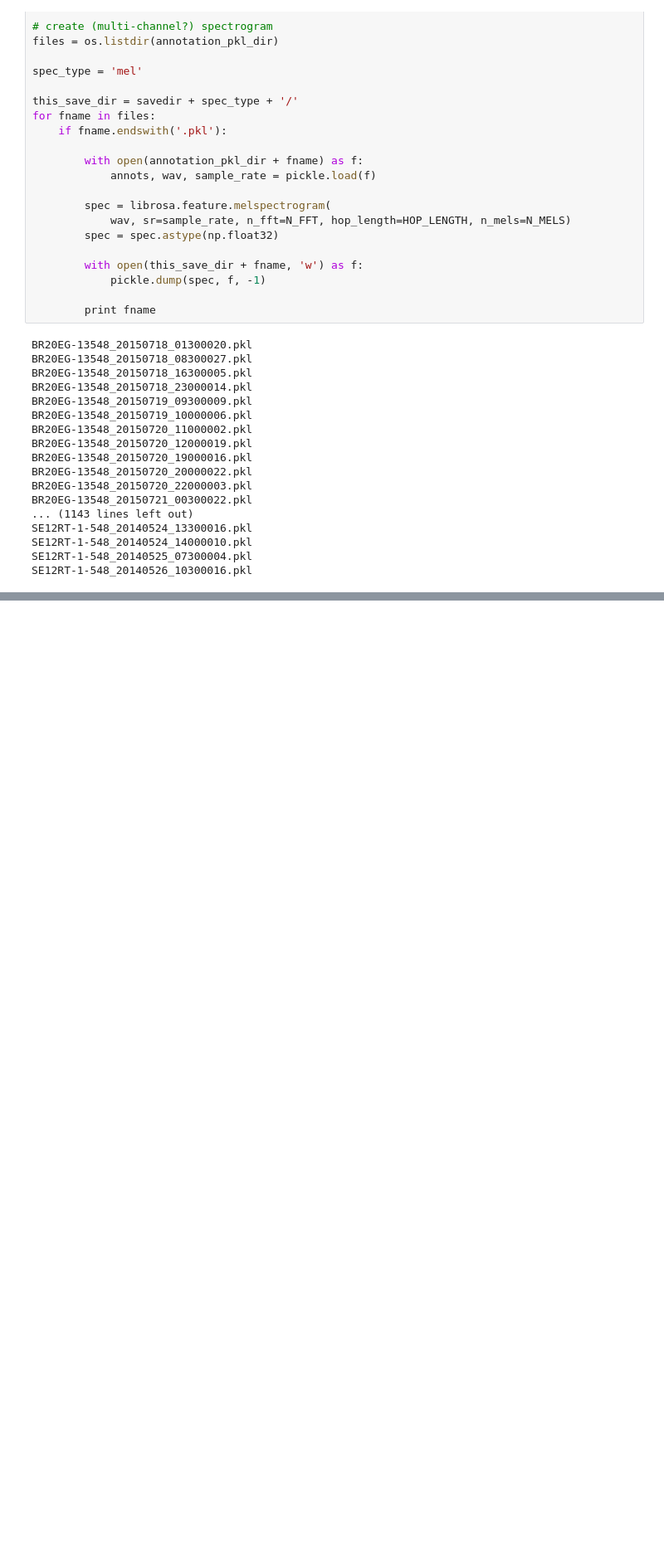
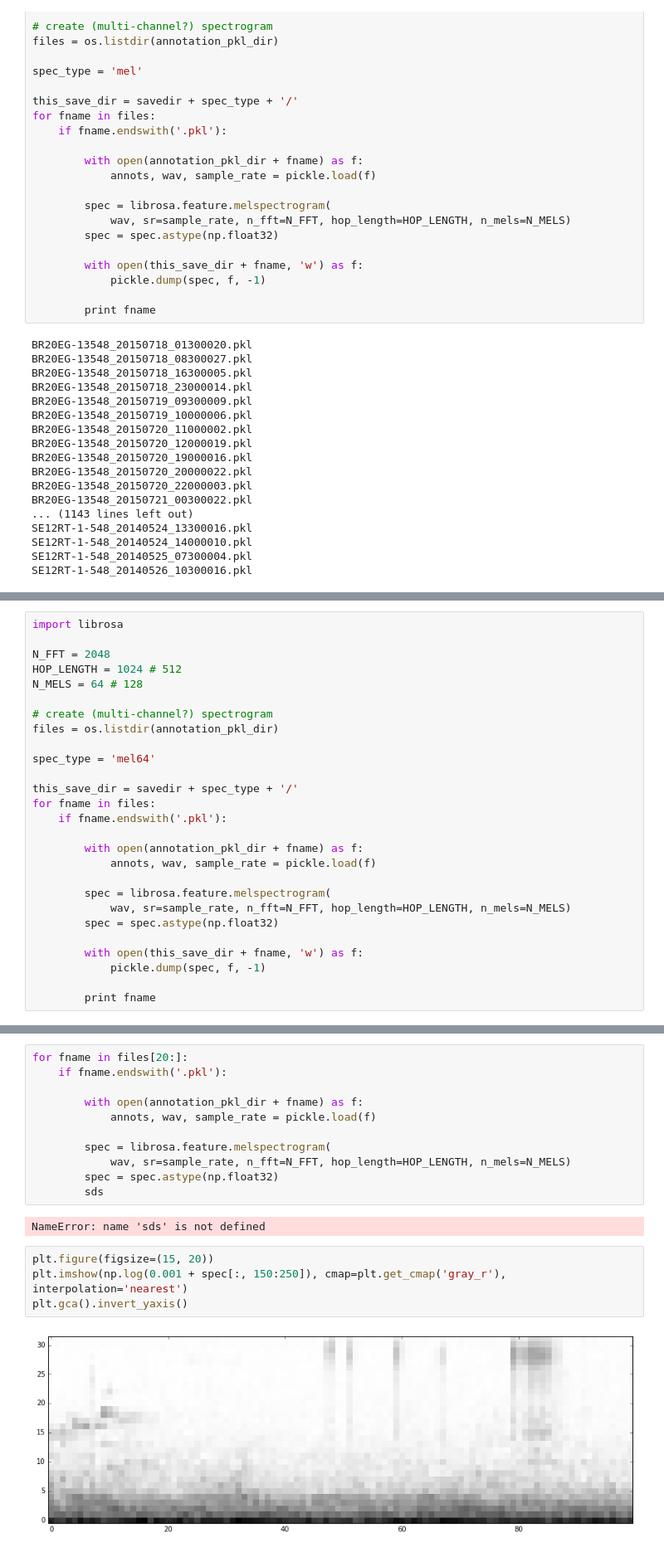
Before and after one commit to mdfirman/CityNet, a Jupyter notebook: golden/creating and splitting spectrograms.ipynb, the cells around one changed output, grey strips where cells are left out. Shown at 83% size. Cells and saved outputs as stored; diff of their text form; blank space fills up the shorter version.

```diff
--- a/golden/creating and splitting spectrograms.ipynb
+++ b/golden/creating and splitting spectrograms.ipynb
@@ -134,0 +131,27 @@ print files
+# %%
+import librosa
+
+N_FFT = 2048
+HOP_LENGTH = 1024 # 512
+N_MELS = 64 # 128
+
+# create (multi-channel?) spectrogram
+files = os.listdir(annotation_pkl_dir)
+
+spec_type = 'mel64'
+
+this_save_dir = savedir + spec_type + '/'
+for fname in files:
+    if fname.endswith('.pkl'):
+
+        with open(annotation_pkl_dir + fname) as f:
+            annots, wav, sample_rate = pickle.load(f)
+
+        spec = librosa.feature.melspectrogram(
+            wav, sr=sample_rate, n_fft=N_FFT, hop_length=HOP_LENGTH, n_mels=N_MELS)
+        spec = spec.astype(np.float32)
+
+        with open(this_save_dir + fname, 'w') as f:
+            pickle.dump(spec, f, -1)
+
+        print fname
@@ -134,0 +176,19 @@ print files
+# %%
+for fname in files[20:]:
+    if fname.endswith('.pkl'):
+
+        with open(annotation_pkl_dir + fname) as f:
+            annots, wav, sample_rate = pickle.load(f)
+
+        spec = librosa.feature.melspectrogram(
+            wav, sr=sample_rate, n_fft=N_FFT, hop_length=HOP_LENGTH, n_mels=N_MELS)
+        spec = spec.astype(np.float32)
+        sds
+# %% [output]
+NameError: name 'sds' is not defined
+# %%
+plt.figure(figsize=(15, 20))
+plt.imshow(np.log(0.001 + spec[:, 150:250]), cmap=plt.get_cmap('gray_r'), interpolation='nearest')
+plt.gca().invert_yaxis()
+# %% [output]
+[figure, added]
```
Also changed, not shown: parts of 3 cells of this notebook, 4 other files.
